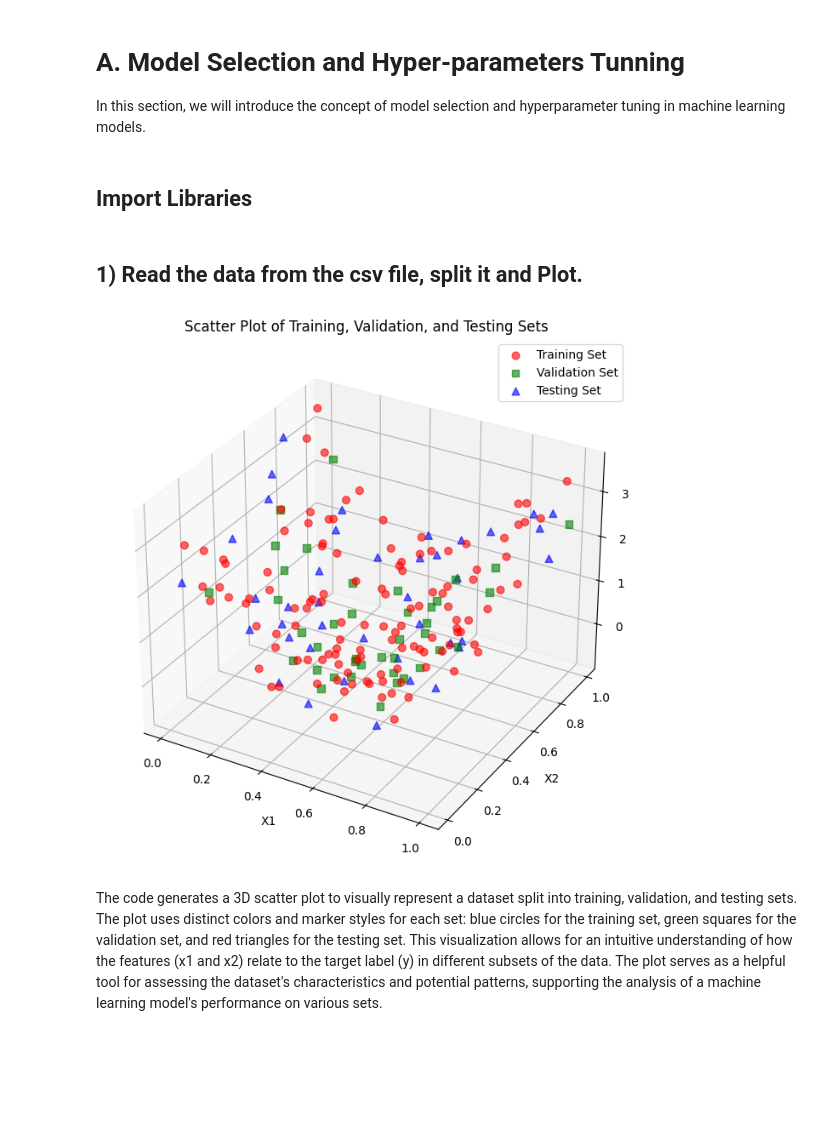
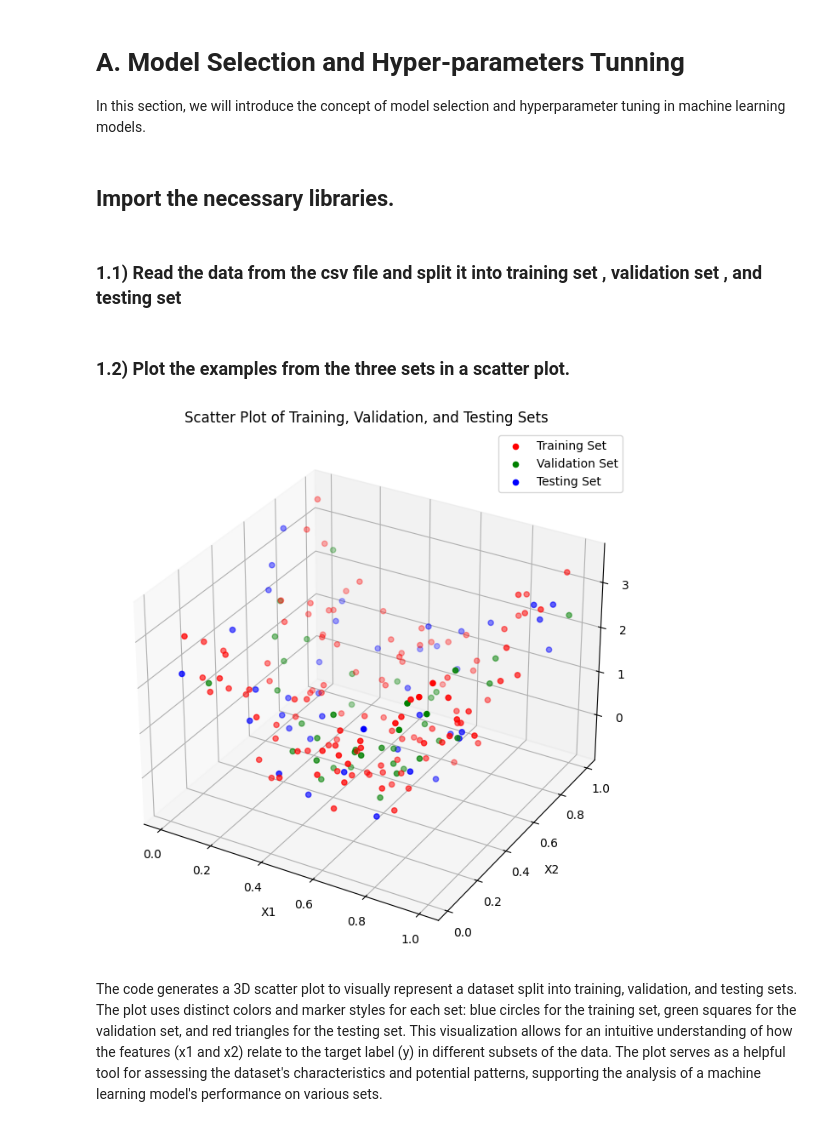
Before and after one commit to Omarmasalmah/Machine_Learning-Assignment_-2-, a Jupyter notebook: main.ipynb, the cells around one changed output. Drawn from its saved outputs; the diff is of its cells as text; code cells hidden in the pictures; blank space fills up the shorter version.

```diff
--- a/main.ipynb
+++ b/main.ipynb
@@ -2,7 +2,7 @@
 # A. Model Selection and Hyper-parameters Tunning
 In this section, we will introduce the concept of model selection and hyperparameter tuning in machine learning models.
 # %% [markdown]
-## Import Libraries
+## Import the necessary libraries.
 # %%
 import pandas as pd
 import numpy as np
@@ -14,41 +16,43 @@ from sklearn.metrics import mean_squared_error
 # %% [markdown]
-## 1) Read  the  data  from  the  csv  file, split  it and Plot.
+### 1.1) Read  the  data  from  the  csv  file and split it  into  training  set ,  validation  set ,  and  testing  set
+# %%
+# Read the CSV file
+data = pd.read_csv('Data/data_reg.csv')
+
+# Split the data into training, validation, and testing sets
+training_set = data[:120]
+validation_set = data[120:160]
+testing_set = data[160:]
+# %% [markdown]
+### 1.2) Plot  the  examples  from  the  three  sets  in  a  scatter  plot.
 # %%
-# Read the CSV file
-data = pd.read_csv('data_reg.csv')
-
-# Split the data into training, validation, and testing sets
-training_set = data[:120]
-validation_set = data[120:160]
-testing_set = data[160:]
-
 # Scatter plot for training set
 fig = plt.figure(figsize=(10, 8))
 ax = fig.add_subplot(111, projection='3d')
 # 's' parameter to control the marker size and the 'alpha' parameter to control transparency(to be more clear).
-ax.scatter(training_set['x1'], training_set['x2'], training_set['y'], c='r', marker='o', s=40, alpha=0.6, label='Training Set')
+ax.scatter(training_set['x1'], training_set['x2'], training_set['y'], c='r', label='Training Set')
 
 # Scatter plot for validation set
-ax.scatter(validation_set['x1'], validation_set['x2'], validation_set['y'], c='g', marker='s', s=40, alpha=0.6, label='Validation Set')
+ax.scatter(validation_set['x1'], validation_set['x2'], validation_set['y'], c='g', label='Validation Set')
 
 # Scatter plot for testing set
-ax.scatter(testing_set['x1'], testing_set['x2'], testing_set['y'], c='b', marker='^', s=40, alpha=0.6, label='Testing Set')
+ax.scatter(testing_set['x1'], testing_set['x2'], testing_set['y'], c='b', label='Testing Set')
 
 # Set axis labels
 ax.set_xlabel('X1')
 ax.set_ylabel('X2')
 ax.set_zlabel('Y')
 
 # Set legend
 ax.legend()
 # Set plot title
 plt.title('Scatter Plot of Training, Validation, and Testing Sets')
 
 
 # Show the plot
 plt.show()
 # %% [output]
-[figure, old version]
+[figure, new version]
 # %% [markdown]
 The code generates a 3D scatter plot to visually represent a dataset split into training, validation, and testing sets. The plot uses distinct colors and marker styles for each set: blue circles for the training set, green squares for the validation set, and red triangles for the testing set. This visualization allows for an intuitive understanding of how the features (x1 and x2) relate to the target label (y) in different subsets of the data. The plot serves as a helpful tool for assessing the dataset's characteristics and potential patterns, supporting the analysis of a machine learning model's performance on various sets.
 # %% [markdown]
```
Also changed, not shown: parts of 4 cells of this notebook, 3 other files.
